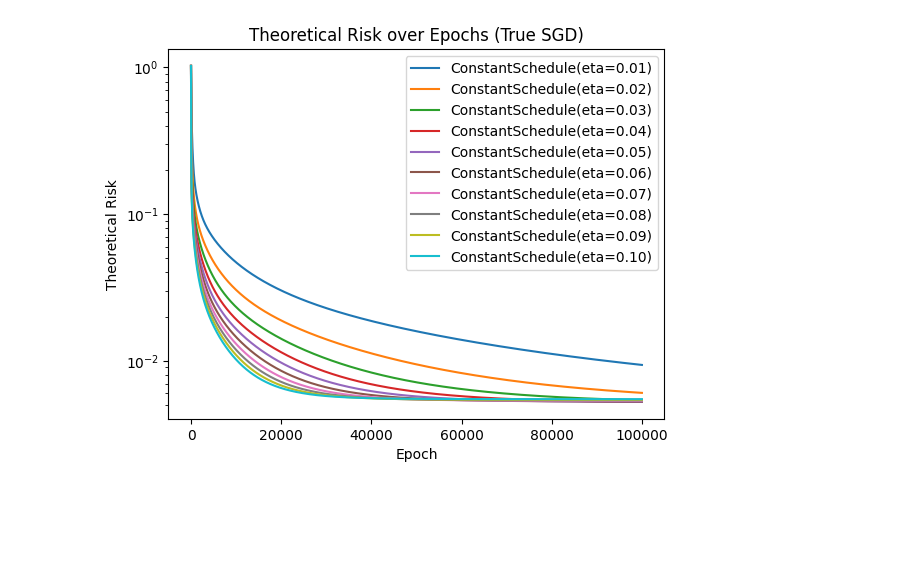
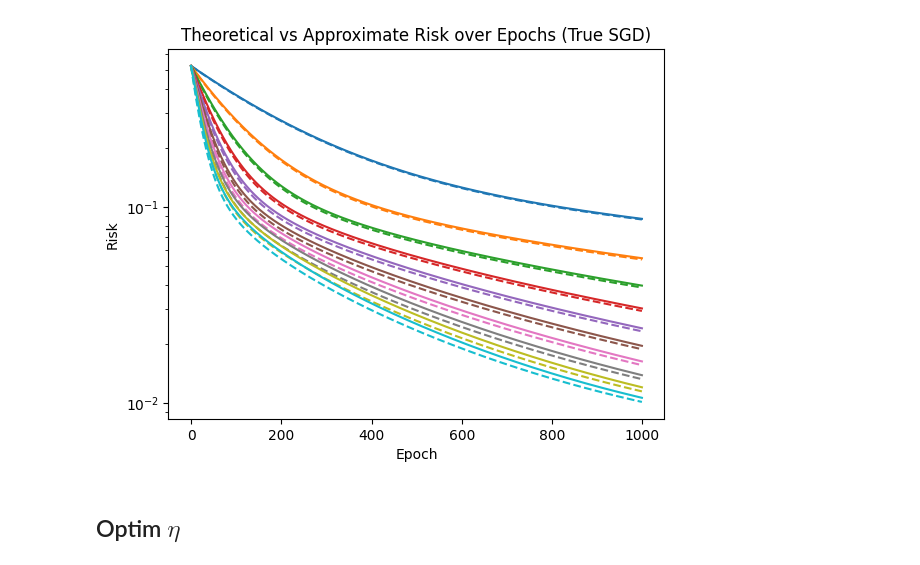
Before and after one commit to noecolomban/Least_Squares, a Jupyter notebook: notebook_plot.ipynb, the cells around one changed output. Saved outputs shown, nothing was run; the diff lists cells and outputs as text; code cells hidden in the pictures; blank space fills up the shorter version.

Commit message:
Optimization on eta

```diff
--- a/notebook_plot.ipynb
+++ b/notebook_plot.ipynb
@@ -40,11 +39,13 @@ Ellipsis
 # %%
 n = 100
 x0 = np.random.multivariate_normal(np.zeros(dim), np.eye(dim))
-T = 100000
+T = 1000
 
 schedules = [ConstantSchedule(steps=T, base_lr=eta) for eta in np.linspace(0.01, 0.1, num=10)]
 schedules_names = [f"ConstantSchedule(eta={eta:.2f})" for eta in np.linspace(0.01, 0.1, num=10)]
 computations_SGD_many = Computations(model, schedules=schedules, schedules_names=schedules_names, sgd_class=SGD)
-all = computations_SGD_many.compute_all_theoretical_risks(x0,  plot=True, log_scale=True)
+all = computations_SGD_many.compute_approx_vs_theoretical_risks(x0,  plot=True, log_scale=True, legend=False)
 # %% [output]
-[figure, old version]
+[figure, new version]
+# %% [markdown]
+## Optim $\eta$
```
Also changed, not shown: parts of 5 cells of this notebook, 44 other files.
